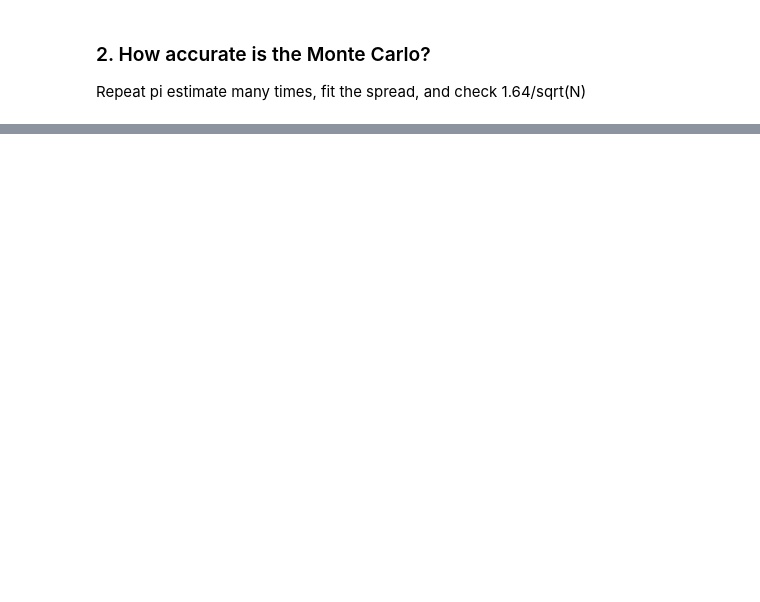
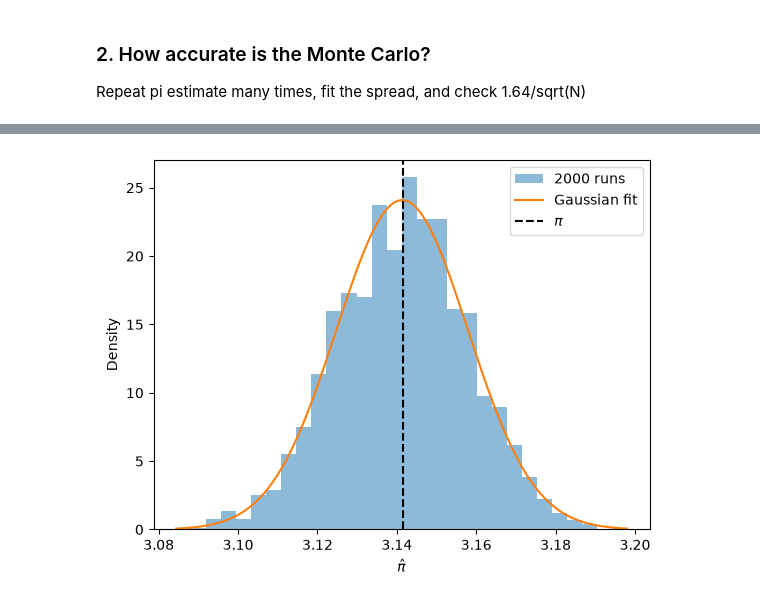
Before and after one commit to jtc469/ising-model, a Jupyter notebook: main.ipynb, the cells around one changed output, grey strips where cells are left out. Drawn from its saved outputs; the diff is of its cells as text; code cells hidden in the pictures; blank space fills up the shorter version.

```diff
--- a/main.ipynb
+++ b/main.ipynb
@@ -19,17 +4,21 @@ def time_me(func):
 I will estimate $\pi$ using a Monte-Carlo simualtion of a $[1,1]$ square.
 # %%
 import numpy as np
+import matplotlib.pyplot as plt
+from scipy.stats import norm
 
-seed = np.random.default_rng(1234)
+rng = np.random.default_rng(1234)
+plot_dir = "out/plots"
+
 
 def estimate_pi(N, r=1.0):
-    x = seed.random(N)
-    y = seed.random(N)
+    x = rng.random(N)
+    y = rng.random(N)
     inside = np.count_nonzero(x**2 + y**2 < r**2)
     return 4 / r**2 * inside / N
 
 
-for N in [10**2, 10**4, 10**6, 10**8]:
+for N in [10**2, 10**4, 10**6]:
     pi_hat = estimate_pi(N)
     print(f"N = {N}: pi_hat = {pi_hat:.5f}, error = {pi_hat - np.pi:+.5f}")
 # %% [output]
@@ -42,95 +30,54 @@ N = 100000000: pi_hat = 3.14136, error = -0.00023
 
 Repeat pi estimate many times, fit the spread, and check 1.64/sqrt(N)
 # %%
-import numpy as np
-import matplotlib.pyplot as plt
-from scipy.stats import norm
-
-plot_dir = "out/plots"
 repeats = 2000
 p = np.pi / 4
 
 # Run the estimate lots of times and fit a Gaussian.
 N = 10_000
-estimates = []
+estimates = np.array([estimate_pi(N) for _ in range(repeats)])
+mean, sigma = norm.fit(estimates)
 
-for _ in range(repeats):
-    estimates.append(estimate_pi(N))
-
-mean, sigma = norm.fit(estimates)
-expected_sigma = 4 * np.sqrt(p * (1 - p) / N)
-
-print(f"N = {N}")
 print(f"Mean pi: {mean:.4f}")
 print(f"Standard deviation: {sigma:.4f}")
-print(f"Expected standard deviation: {expected_sigma:.4f}")
+print(f"Expected standard deviation: {4 * np.sqrt(p * (1 - p) / N):.4f}")
+print(f"Error of the mean: {sigma / np.sqrt(repeats):.4f}")
 
-# Each bin contains eight possible estimates, spaced by 4/N.
-step = 4 / N
-first_count = round(min(estimates) / step)
-last_count = round(max(estimates) / step)
-bins = np.arange(first_count - 0.5, last_count + 8, 8) * step
-
-x = np.linspace(min(estimates), max(estimates), 300)
-
-plt.figure()
-plt.hist(estimates, bins=bins, density=True, alpha=0.5,
-         label=f"{repeats} runs")
+x = np.linspace(estimates.min(), estimates.max(), 300)
+plt.hist(estimates, bins=30, density=True, alpha=0.5, label=f"{repeats} runs")
 plt.plot(x, norm.pdf(x, mean, sigma), label="Gaussian fit")
 plt.axvline(np.pi, color="black", linestyle="--", label=r"$\pi$")
 plt.xlabel(r"$\hat{\pi}$")
 plt.ylabel("Density")
 plt.legend()
-plt.tight_layout()
 plt.savefig(f"{plot_dir}/pi_histogram.png", dpi=150)
-plt.close()
-
+plt.show()
 
 # See how the standard deviation changes with N.
 sample_sizes = np.array([100, 300, 1000, 3000, 10_000, 30_000])
-sigmas = []
-
-for N in sample_sizes:
-    estimates = []
-
-    for _ in range(repeats):
-        estimates.append(estimate_pi(N))
-
-    sigmas.append(np.std(estimates))
-
-expected_sigmas = 4 * np.sqrt(p * (1 - p) / sample_sizes)
+sigmas = [np.std([estimate_pi(N) for _ in range(repeats)]) for N in sample_sizes]
 slope, intercept = np.polyfit(np.log(sample_sizes), np.log(sigmas), 1)
 
-print(f"\nMeasured slope: {slope:.3f}")
+print(f"Measured slope: {slope:.3f}")
 print("Expected slope: -0.5")
 
-plt.figure()
 plt.loglog(sample_sizes, sigmas, "o", label="Measured spread")
-plt.loglog(sample_sizes, expected_sigmas, label="Expected spread")
+plt.loglog(sample_sizes, 4 * np.sqrt(p * (1 - p) / sample_sizes), label="Expected spread")
 plt.xlabel("$N$")
 plt.ylabel(r"$\sigma_{\hat{\pi}}$")
 plt.legend()
-plt.tight_layout()
 plt.savefig(f"{plot_dir}/pi_scaling.png", dpi=150)
-plt.close()
-
+plt.show()
 
 # Compare the relative error for two different radii.
 N = 10_000
-
-for radius in [1.0, np.sqrt(2 / 3)]:
-    estimates = []
-
-    for _ in range(repeats):
-        estimates.append(estimate_pi(N, radius))
-
-    relative_error = np.std(estimates) / np.pi
-    p_inside = np.pi * radius**2 / 4
-
-    measured = relative_error * np.sqrt(N)
+for r_squared in [1.0, 2 / 3]:
+    estimates = [estimate_pi(N, np.sqrt(r_squared)) for _ in range(repeats)]
+    p_inside = np.pi * r_squared / 4
+    measured = np.std(estimates) / np.pi * np.sqrt(N)
     expected = np.sqrt((1 - p_inside) / p_inside)
 
-    print(f"\nRadius squared: {radius**2:.3f}")
+    print(f"\nRadius squared: {r_squared:.3f}")
     print(f"Relative error * sqrt(N): {measured:.3f}")
     print(f"Expected value: {expected:.3f}")
 # %% [output]
@@ -151,0 +88 @@ Expected value: 0.954
+[figure, added]
```
Also changed, not shown: parts of 24 cells of this notebook, 1 other file.
